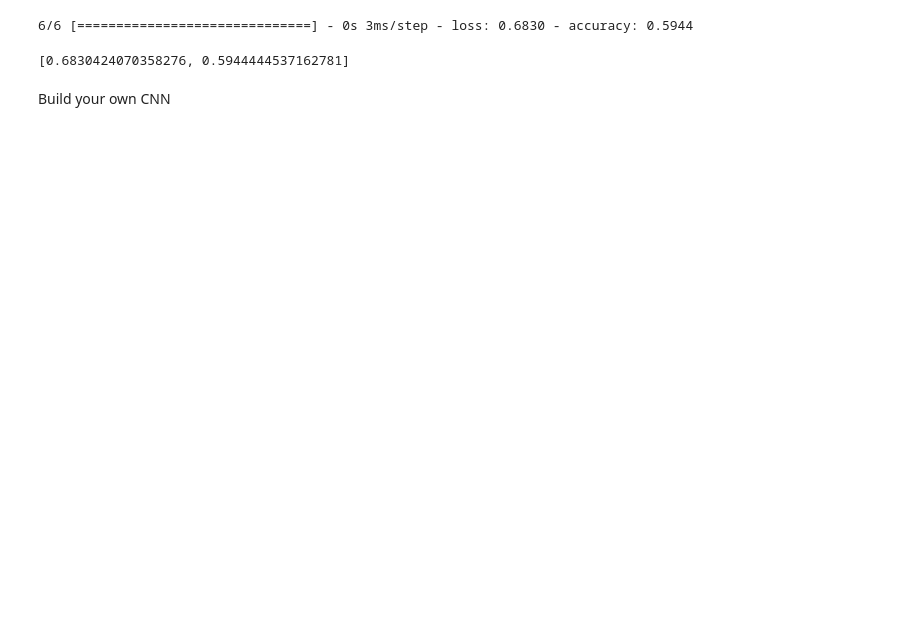
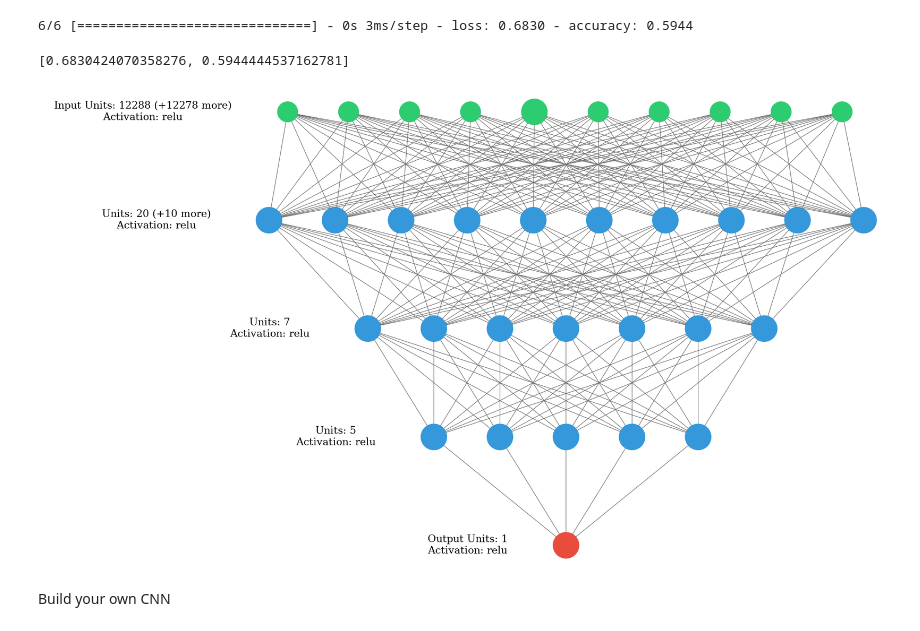
Before and after one commit to snakeeyes021/pneumonia-classification, a Jupyter notebook: matt-visualizations-tuning.ipynb, the cells around one changed output. Cells and saved outputs as stored; diff of their text form; code cells hidden in the pictures; blank space fills up the shorter version.

Commit message:
implemented keras visualizer

```diff
--- a/matt-visualizations-tuning.ipynb
+++ b/matt-visualizations-tuning.ipynb
@@ -198,3 +203,7 @@ results_test
+# %%
+Image('graphs/baseline.png')
+# %% [output]
+[figure, added]
 # %% [markdown]
 Build your own CNN
 # %%
```
Also changed, not shown: parts of 11 cells of this notebook.
